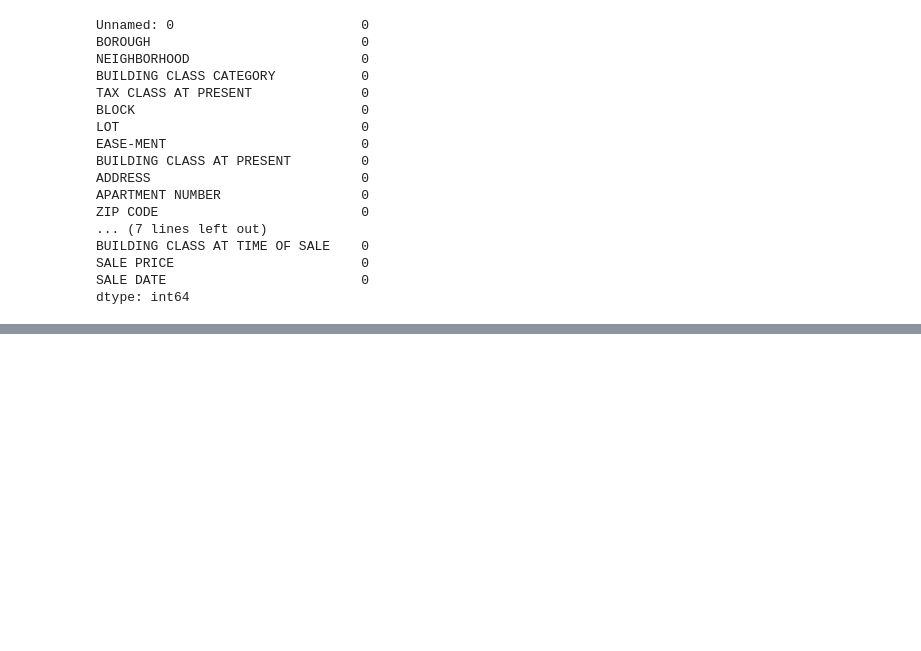
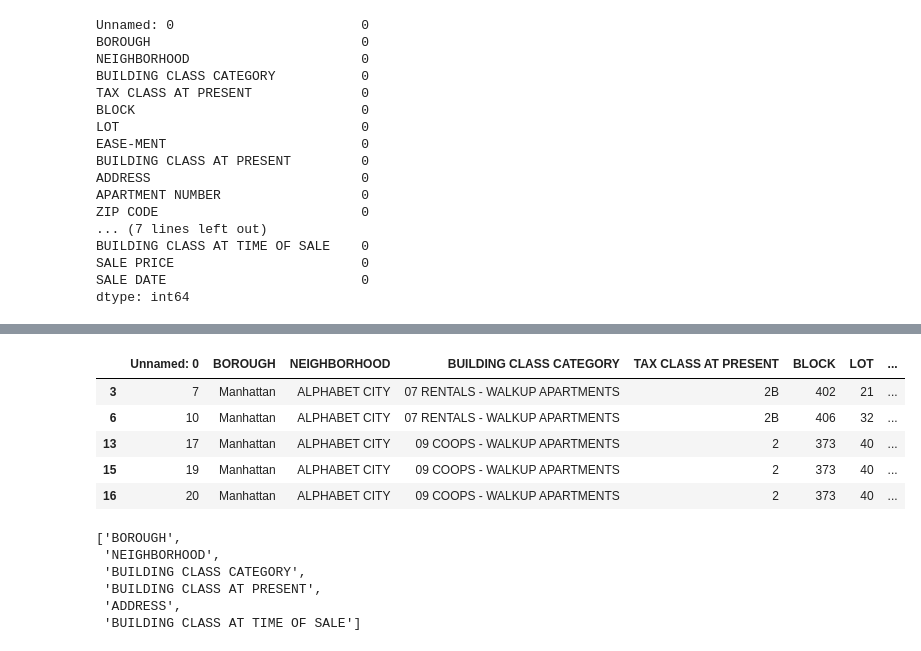
Before and after one commit to safrip2/PYTN-Assgn_2_09_Berlian-Safri, a Jupyter notebook: PYTN_Assgn_2_09_Berlian Safri.ipynb, the cells around one changed output, grey strips where cells are left out. Cells and saved outputs as stored; diff of their text form; code cells hidden in the pictures; blank space fills up the shorter version.

```diff
--- a/PYTN_Assgn_2_09_Berlian Safri.ipynb
+++ b/PYTN_Assgn_2_09_Berlian Safri.ipynb
@@ -100,0 +163,21 @@ tidak ada data yang terduplikat pada dataset ini
+# %%
+df['BOROUGH'] = df.BOROUGH.replace({1: "Manhattan", 2: "Bronx", 3: "Brooklyn", 4: "Queens", 5: "Staten Islands"})
+df.head()
+# %% [output]
+|  | Unnamed: 0 | BOROUGH | NEIGHBORHOOD | BUILDING CLASS CATEGORY | TAX CLASS AT PRESENT | BLOCK | LOT | ... |
+| 3 | 7 | Manhattan | ALPHABET CITY | 07 RENTALS - WALKUP APARTMENTS | 2B | 402 | 21 | ... |
+| 6 | 10 | Manhattan | ALPHABET CITY | 07 RENTALS - WALKUP APARTMENTS | 2B | 406 | 32 | ... |
+| 13 | 17 | Manhattan | ALPHABET CITY | 09 COOPS - WALKUP APARTMENTS | 2 | 373 | 40 | ... |
+| 15 | 19 | Manhattan | ALPHABET CITY | 09 COOPS - WALKUP APARTMENTS | 2 | 373 | 40 | ... |
+| 16 | 20 | Manhattan | ALPHABET CITY | 09 COOPS - WALKUP APARTMENTS | 2 | 373 | 40 | ... |
+# %%
+# Mencari kolom yang bertipe data object
+categorical = [var for var in df.columns if df[var].dtype=='O']
+categorical
+# %% [output]
+['BOROUGH',
+ 'NEIGHBORHOOD',
+ 'BUILDING CLASS CATEGORY',
+ 'BUILDING CLASS AT PRESENT',
+ 'ADDRESS',
+ 'BUILDING CLASS AT TIME OF SALE']
```
Also changed, not shown: parts of 52 cells of this notebook, 1 other file.
